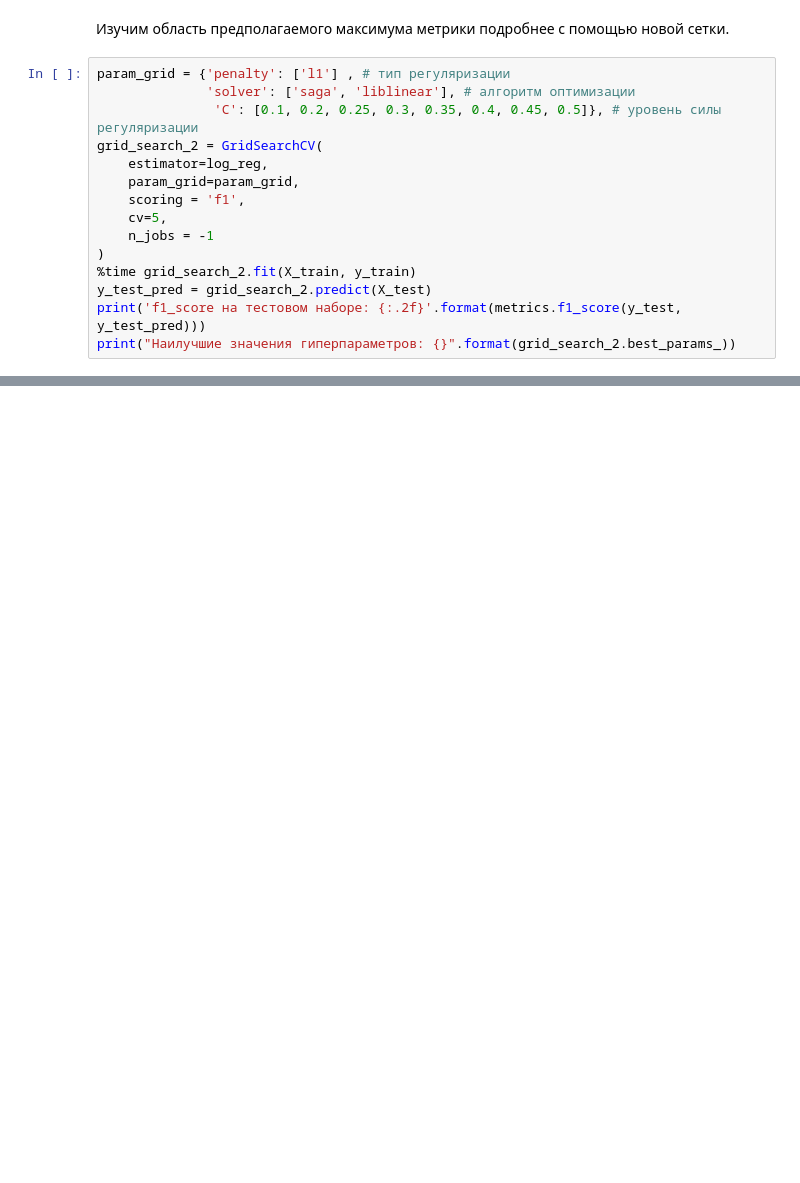
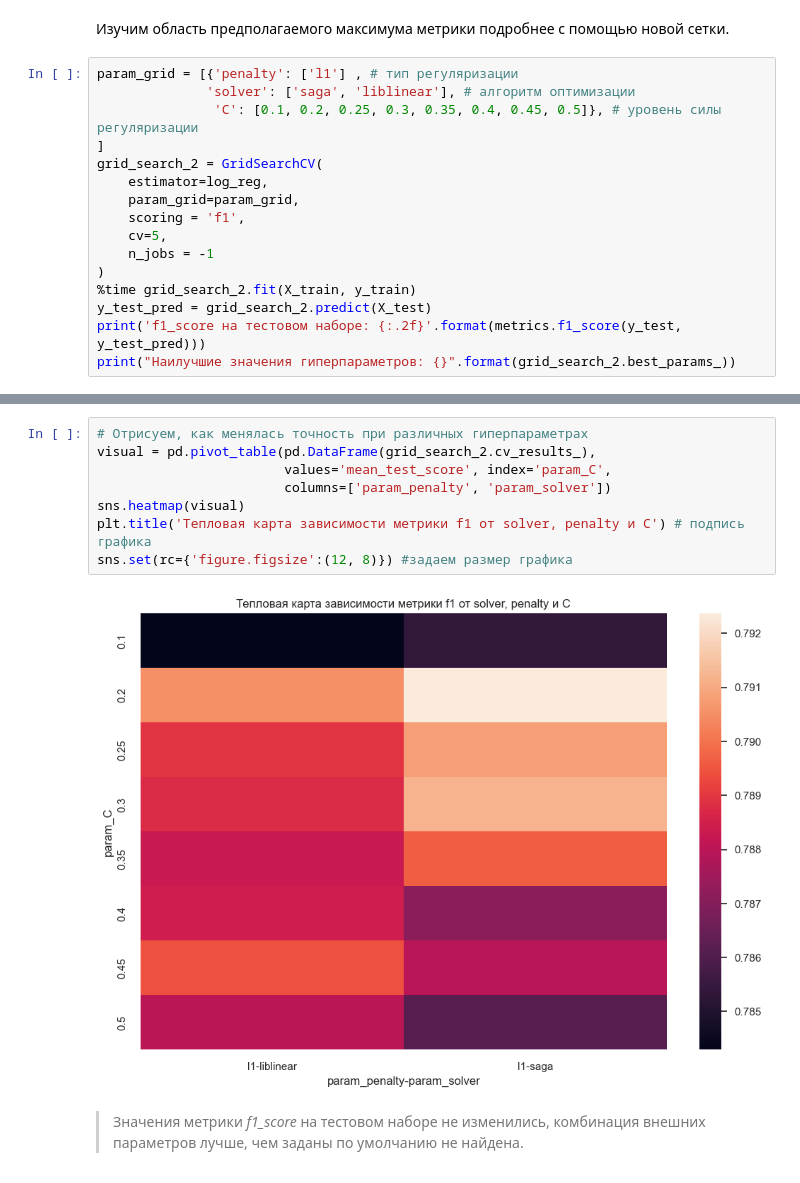
Before and after one commit to DadonovIV/for_sf_ds, a Jupyter notebook: ML/ML_7/Прогнозирование биологического ответа.ipynb, the cells around one changed output, grey strips where cells are left out. Saved outputs shown, nothing was run; the diff lists cells and outputs as text; blank space fills up the shorter version.

```diff
--- a/ML/ML_7/Прогнозирование биологического ответа.ipynb
+++ b/ML/ML_7/Прогнозирование биологического ответа.ipynb
@@ -131,9 +150,10 @@ sns.set(rc={'figure.figsize':(12, 8)}) #задаем размер графика
 # %% [markdown]
 Изучим область предполагаемого максимума метрики подробнее с помощью новой сетки.
 # %%
-param_grid = {'penalty': ['l1'] , # тип регуляризации
+param_grid = [{'penalty': ['l1'] , # тип регуляризации
               'solver': ['saga', 'liblinear'], # алгоритм оптимизации
                'C': [0.1, 0.2, 0.25, 0.3, 0.35, 0.4, 0.45, 0.5]}, # уровень силы регуляризации
+]
 grid_search_2 = GridSearchCV(
     estimator=log_reg,
     param_grid=param_grid,
@@ -150,0 +181,12 @@ NotFittedError: This GridSearchCV instance is not fitted yet. Call 'fit' with ap
+# %%
+# Отрисуем, как менялась точность при различных гиперпараметрах
+visual = pd.pivot_table(pd.DataFrame(grid_search_2.cv_results_),
+                        values='mean_test_score', index='param_C',
+                        columns=['param_penalty', 'param_solver'])
+sns.heatmap(visual)
+plt.title('Тепловая карта зависимости метрики f1 от solver, penalty и С') # подпись графика
+sns.set(rc={'figure.figsize':(12, 8)}) #задаем размер графика
+# %% [output]
+[figure, added]
+# %% [markdown]
+>Значения метрики *f1_score* на тестовом наборе не изменились, комбинация внешних параметров лучше, чем заданы по умолчанию не найдена.
```
Also changed, not shown: parts of 43 cells of this notebook.
